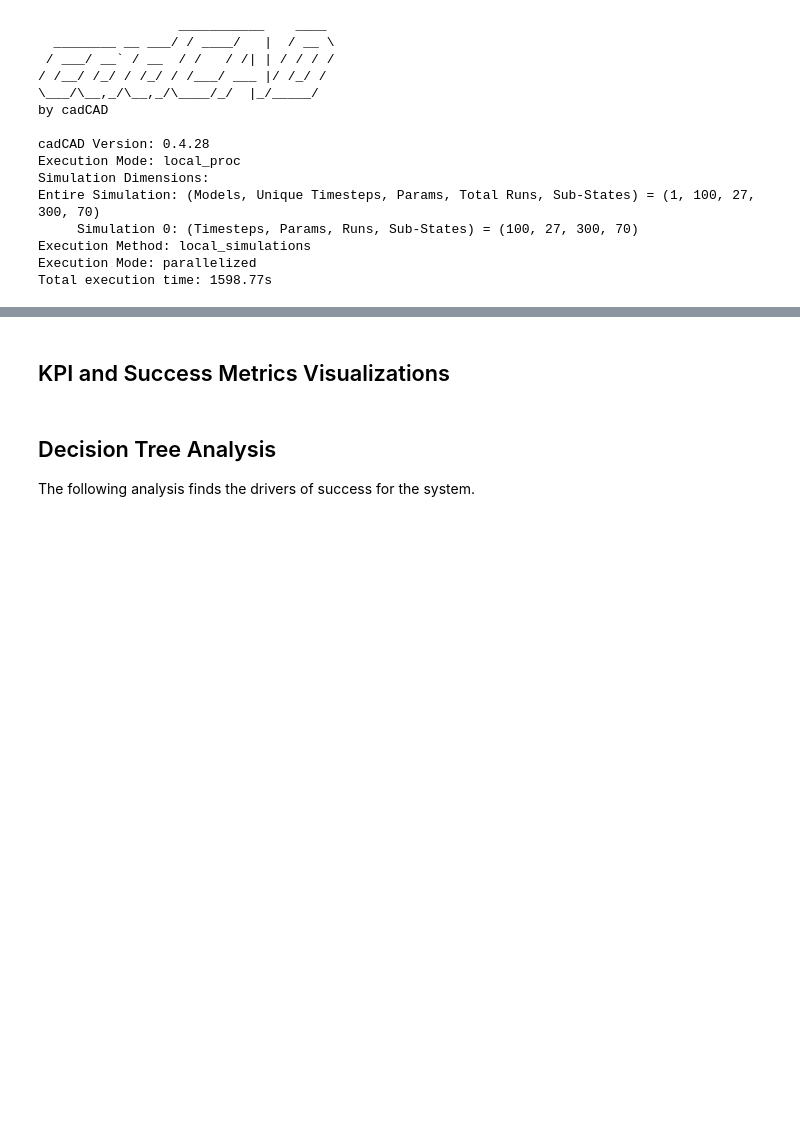
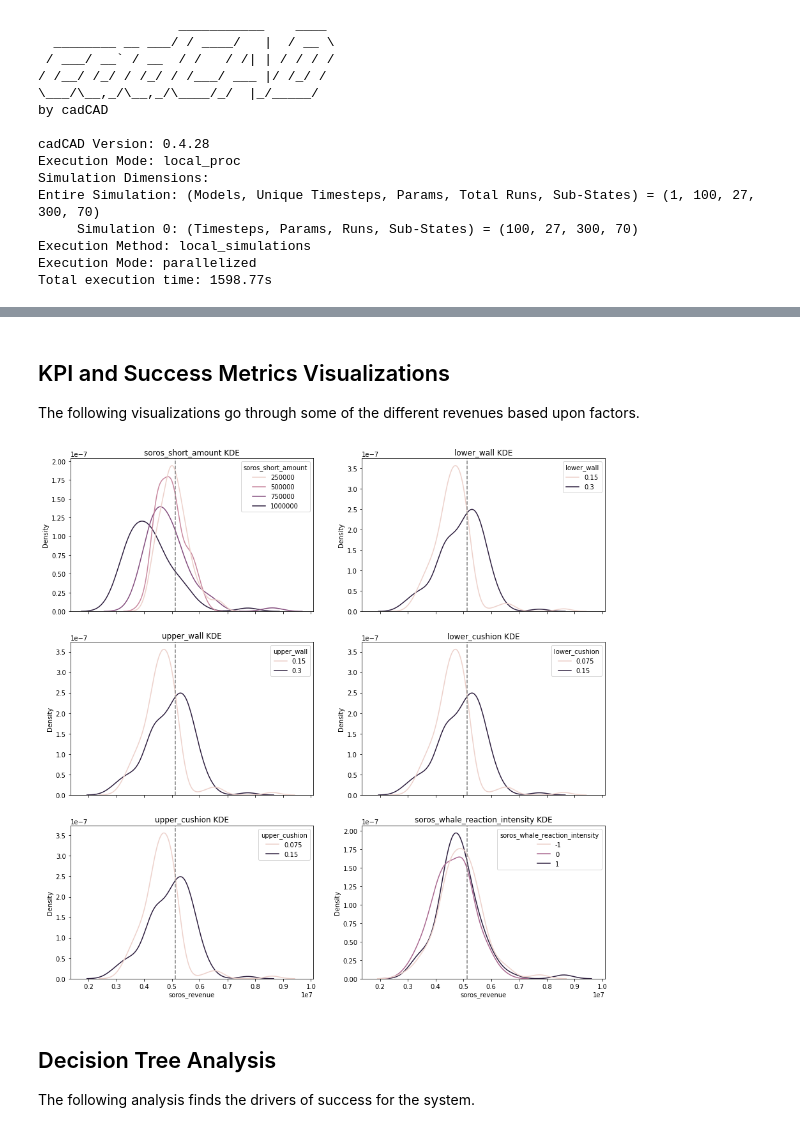
Before and after one commit to OlympusDAO/olympus-digital-twin, a Jupyter notebook: Pseudo-Soros Attack Research.ipynb, the cells around one changed output, grey strips where cells are left out. Cells and saved outputs as stored; diff of their text form; code cells hidden in the pictures; blank space fills up the shorter version.

```diff
--- a/Pseudo-Soros Attack Research.ipynb
+++ b/Pseudo-Soros Attack Research.ipynb
@@ -213,2 +213,25 @@ Total Success on No Exploit Benefit: 0.0
-# %% [markdown]
-## KPI and Success Metrics Visualizations
+# %% [markdown]
+## KPI and Success Metrics Visualizations
+
+The following visualizations go through some of the different revenues based upon factors.
+# %%
+import seaborn as sns
+
+fig, axes = plt.subplots(nrows=3,
+             ncols=2,
+             sharex=True,
+            figsize = (15, 15))
+
+for i, col_var in enumerate(['soros_short_amount',"lower_wall","upper_wall",
+                         "lower_cushion", "upper_cushion",
+                         "soros_whale_reaction_intensity"]):
+    row = i // 2
+    col = i % 2
+    ax = axes[row][col]
+    sns.kdeplot(kpis, x = "soros_revenue", hue=col_var,
+               ax=ax)
+    ax.axvline(baseline_revenue, color='grey', linestyle='--')
+    ax.set_title("{} KDE".format(col_var))
+plt.show()
+# %% [output]
+[figure, added]
```
Also changed, not shown: parts of 11 cells of this notebook.
